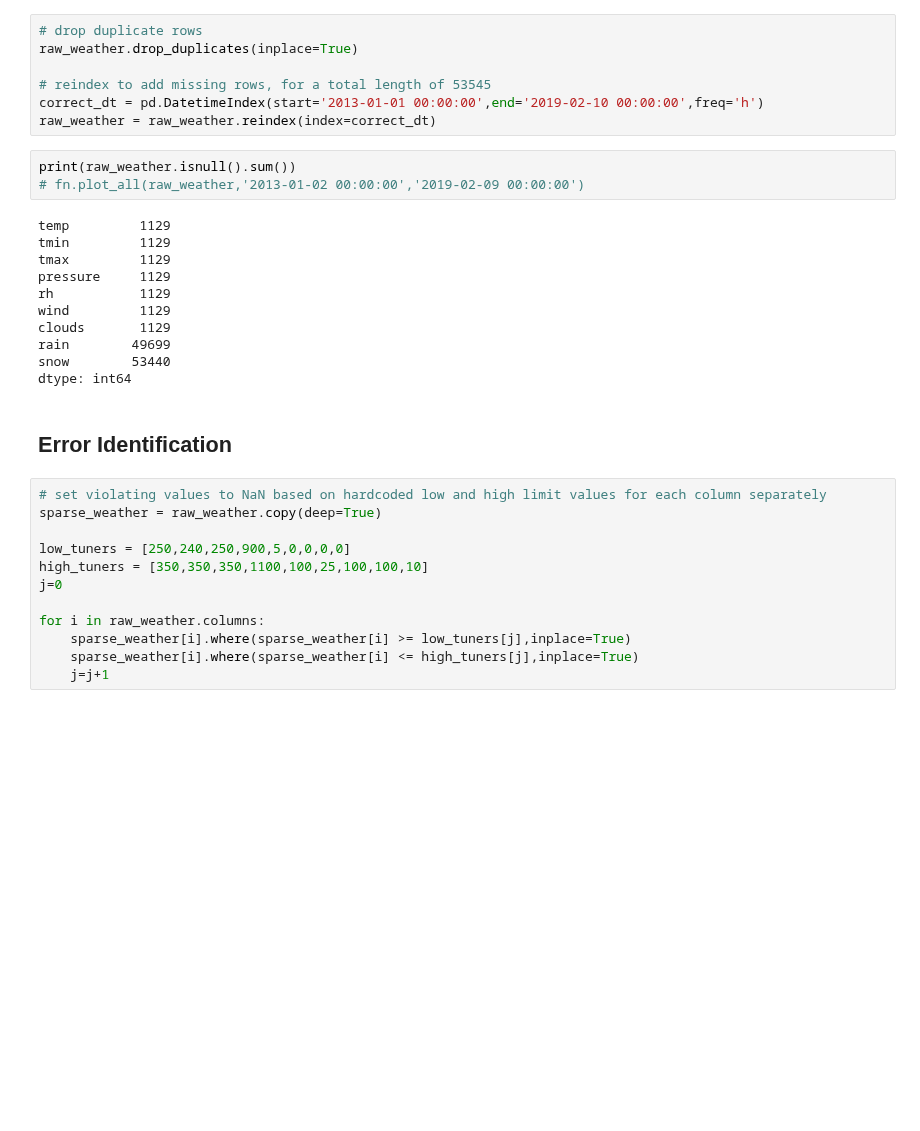
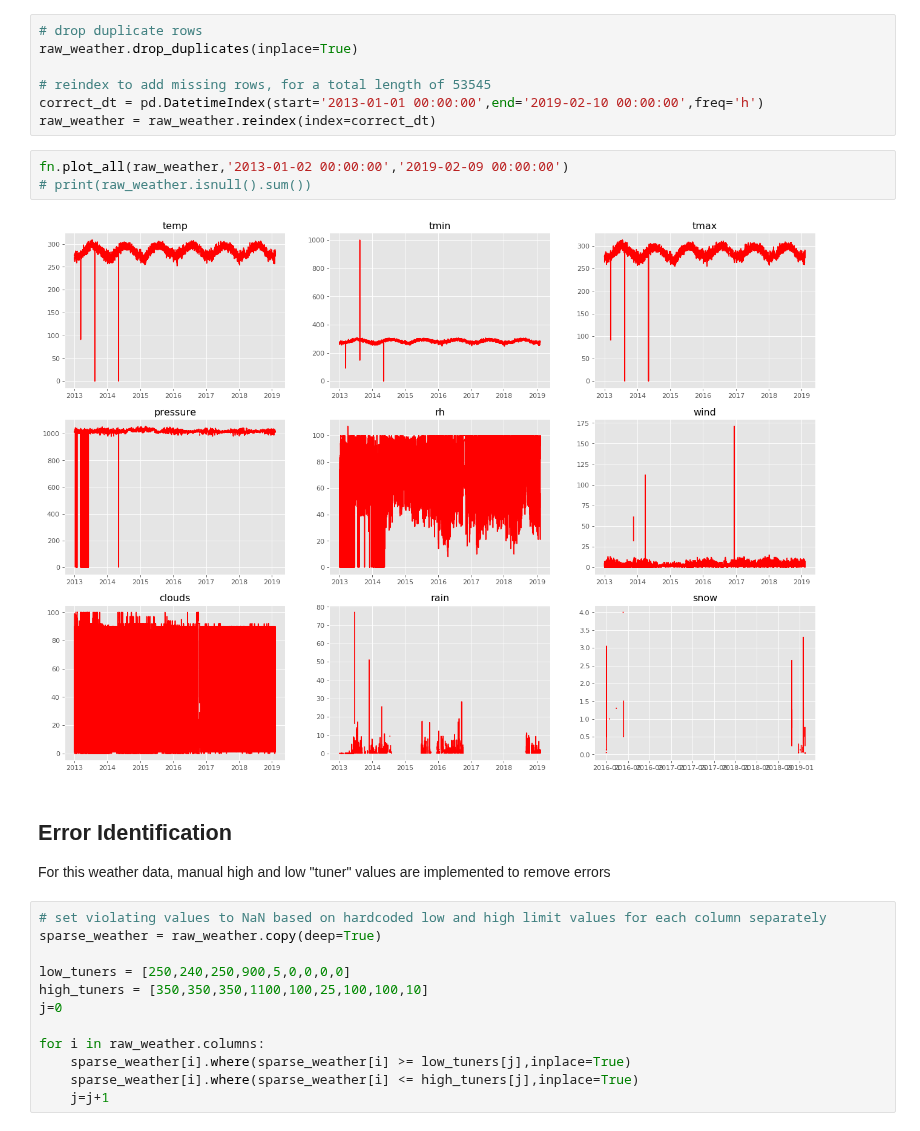
Before and after one commit to kevinkoste/university-load-forecasting, a Jupyter notebook: preprocessing/weather_pipeline.ipynb, the cells around one changed output. Cells and saved outputs as stored; diff of their text form; blank space fills up the shorter version.

```diff
--- a/preprocessing/weather_pipeline.ipynb
+++ b/preprocessing/weather_pipeline.ipynb
@@ -35,21 +35,13 @@ raw_weather.drop_duplicates(inplace=True)
 correct_dt = pd.DatetimeIndex(start='2013-01-01 00:00:00',end='2019-02-10 00:00:00',freq='h')
 raw_weather = raw_weather.reindex(index=correct_dt)
 # %%
-print(raw_weather.isnull().sum())
-# fn.plot_all(raw_weather,'2013-01-02 00:00:00','2019-02-09 00:00:00')
+fn.plot_all(raw_weather,'2013-01-02 00:00:00','2019-02-09 00:00:00')
+# print(raw_weather.isnull().sum())
 # %% [output]
-temp         1129
-tmin         1129
-tmax         1129
-pressure     1129
-rh           1129
-wind         1129
-clouds       1129
-rain        49699
-snow        53440
-dtype: int64
+[figure, added]
-# %% [markdown]
-## Error Identification
+# %% [markdown]
+## Error Identification
+For this weather data, manual high and low "tuner" values are implemented to remove errors
 # %%
 # set violating values to NaN based on hardcoded low and high limit values for each column separately
 sparse_weather = raw_weather.copy(deep=True)
```
Also changed, not shown: parts of 10 cells of this notebook, 7 other files.
